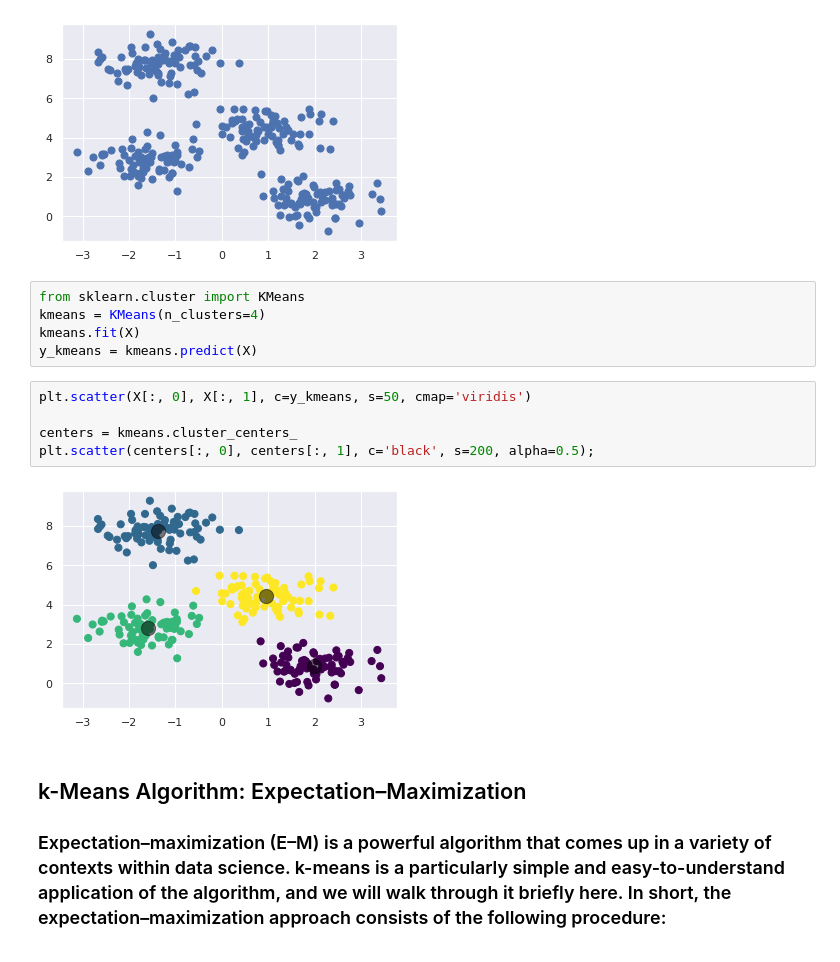
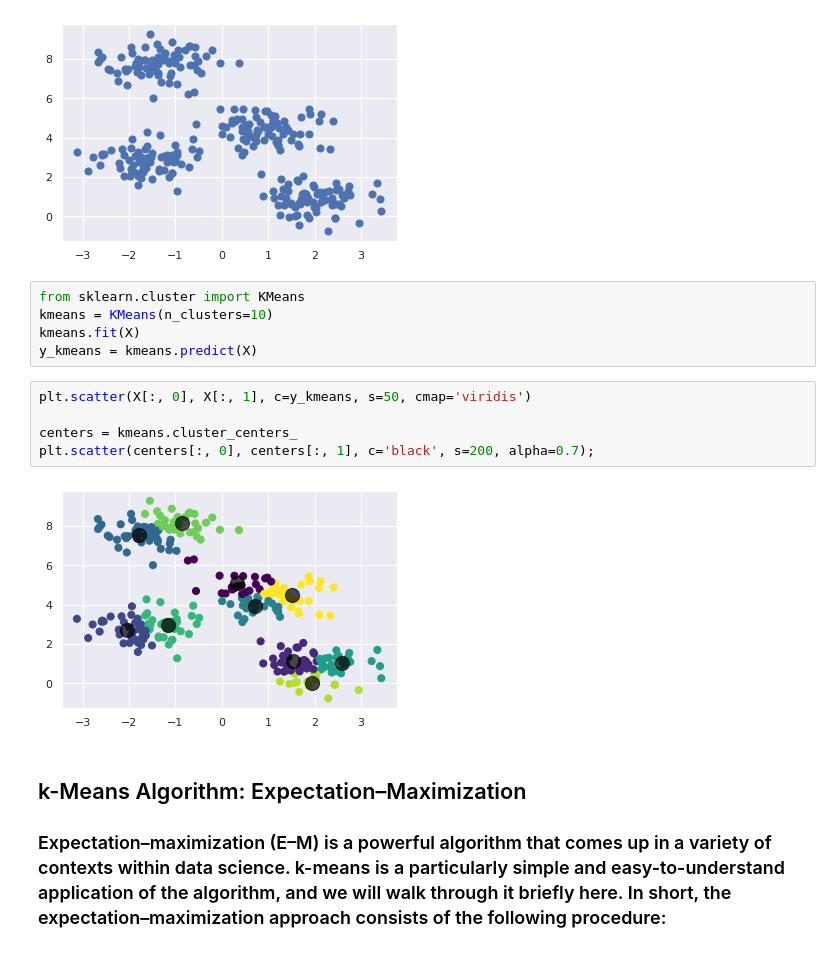
Before and after one commit to leodrivera/Leo_Notebooks, a Jupyter notebook: Semana8/Semana8.ipynb, the cells around one changed output. Drawn from its saved outputs; the diff is of its cells as text.

```diff
--- a/Semana8/Semana8.ipynb
+++ b/Semana8/Semana8.ipynb
@@ -30,16 +33,16 @@ plt.scatter(X[:, 0], X[:, 1], s=50);
 [figure]
 # %%
 from sklearn.cluster import KMeans
-kmeans = KMeans(n_clusters=4)
+kmeans = KMeans(n_clusters=10)
 kmeans.fit(X)
 y_kmeans = kmeans.predict(X)
 # %%
 plt.scatter(X[:, 0], X[:, 1], c=y_kmeans, s=50, cmap='viridis')
 
 centers = kmeans.cluster_centers_
-plt.scatter(centers[:, 0], centers[:, 1], c='black', s=200, alpha=0.5);
+plt.scatter(centers[:, 0], centers[:, 1], c='black', s=200, alpha=0.7);
 # %% [output]
-[figure, old version]
+[figure, new version]
 # %% [markdown]
 <h2> k-Means Algorithm: Expectation–Maximization
 
```
Also changed, not shown: parts of 35 cells of this notebook.
